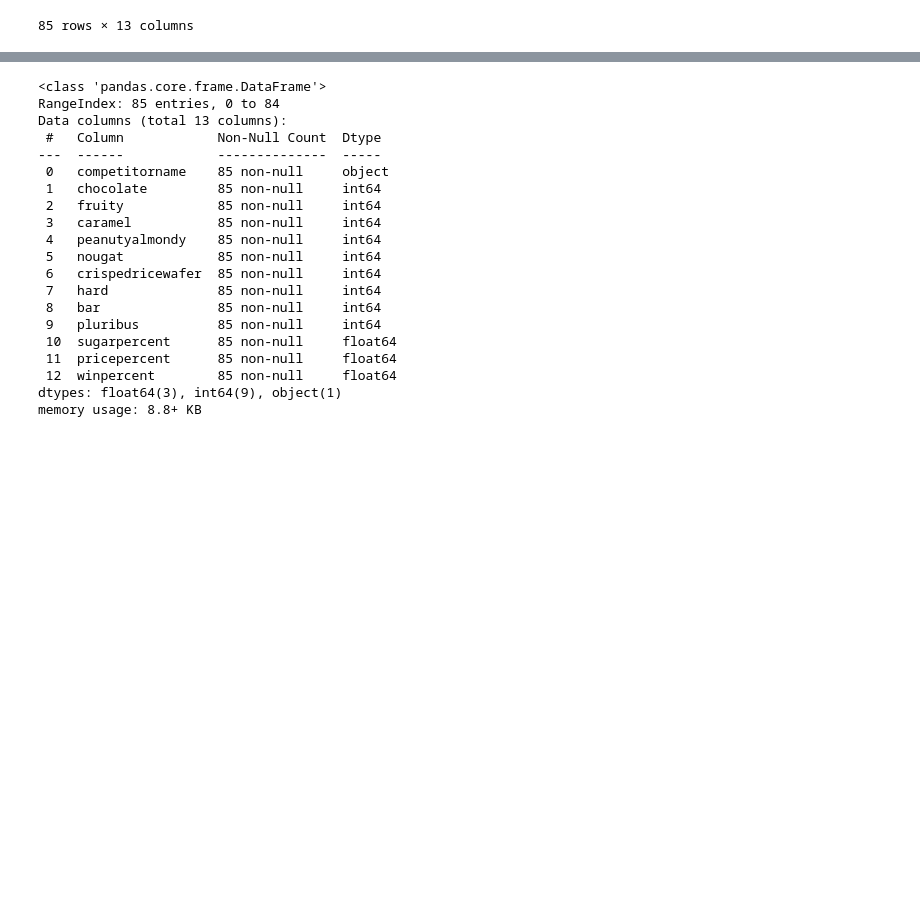
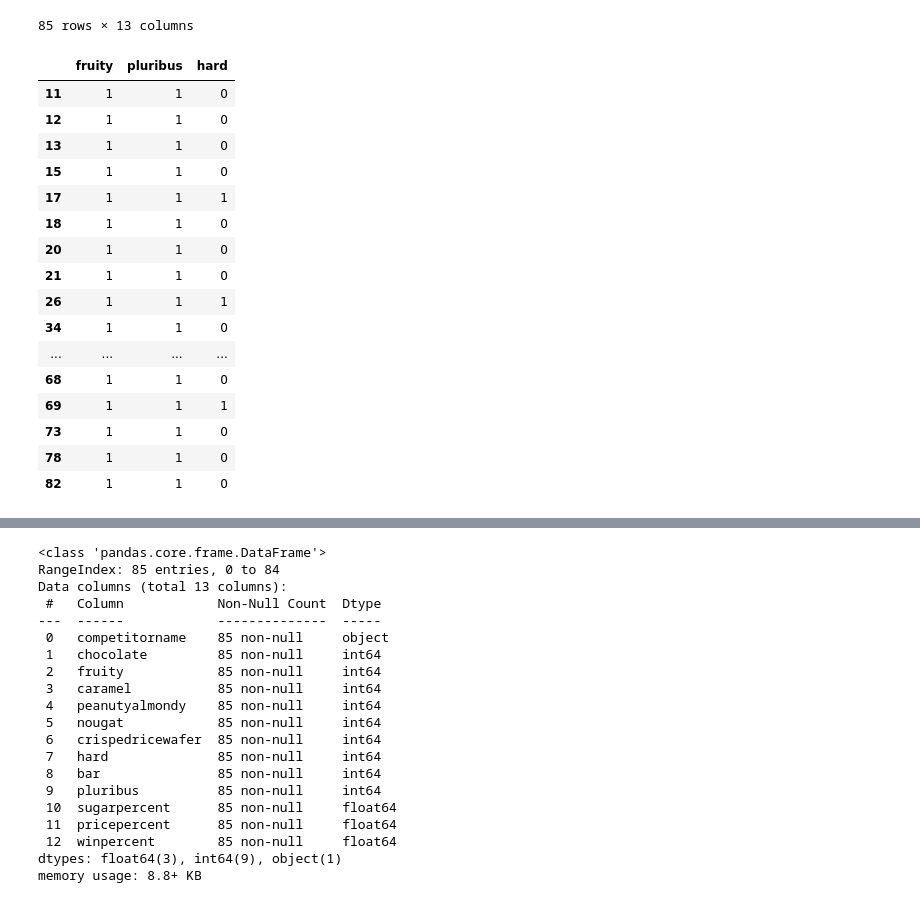
Before and after one commit to Eezzeldin/candy, a Jupyter notebook: candy_priceElasticity.ipynb, the cells around one changed output, grey strips where cells are left out. Saved outputs shown, nothing was run; the diff lists cells and outputs as text; code cells hidden in the pictures; blank space fills up the shorter version.

```diff
--- a/candy_priceElasticity.ipynb
+++ b/candy_priceElasticity.ipynb
@@ -32,3 +42,26 @@ data
 | 83 | Werther's Original Caramel | 0 | 0 | 1 | 0 | 0 | 0 | 1 | ... |
 | 84 | Whoppers | 1 | 0 | 0 | 0 | 0 | 1 | 0 | ... |
 85 rows × 13 columns
+# %%
+c1 = data ["fruity"] == 1
+c2 = data ["pluribus"] == 1
+c = c1 & c2
+data [c] [['fruity', 'pluribus', 'hard'] ]
+# %% [output]
+|  | fruity | pluribus | hard |
+| 11 | 1 | 1 | 0 |
+| 12 | 1 | 1 | 0 |
+| 13 | 1 | 1 | 0 |
+| 15 | 1 | 1 | 0 |
+| 17 | 1 | 1 | 1 |
+| 18 | 1 | 1 | 0 |
+| 20 | 1 | 1 | 0 |
+| 21 | 1 | 1 | 0 |
+| 26 | 1 | 1 | 1 |
+| 34 | 1 | 1 | 0 |
+| ... | ... | ... | ... |
+| 68 | 1 | 1 | 0 |
+| 69 | 1 | 1 | 1 |
+| 73 | 1 | 1 | 0 |
+| 78 | 1 | 1 | 0 |
+| 82 | 1 | 1 | 0 |
```
Also changed, not shown: parts of 9 cells of this notebook.
